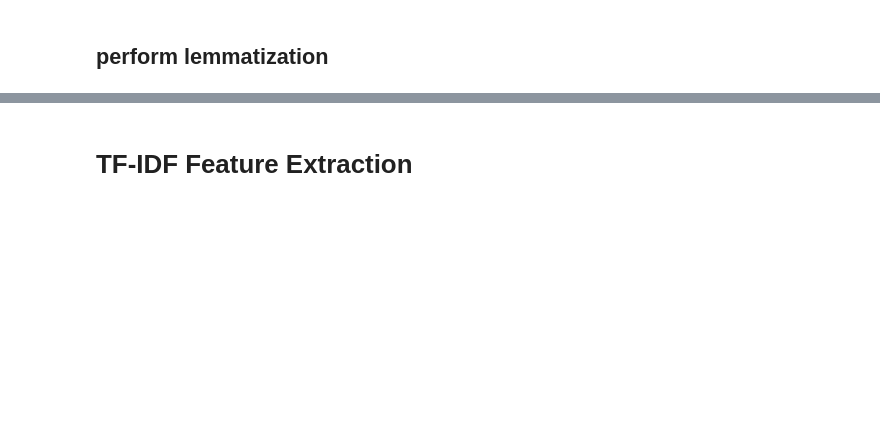
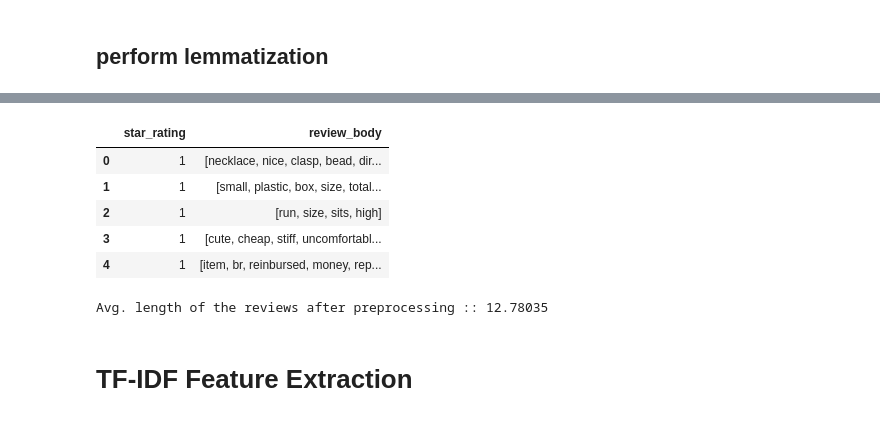
Before and after one commit to daveaditya/CSCI_544_NLP, a Jupyter notebook: assignment_01/HW1-CSCI544.ipynb, the cells around one changed output, grey strips where cells are left out. Drawn from its saved outputs; the diff is of its cells as text; code cells hidden in the pictures; blank space fills up the shorter version.

```diff
--- a/assignment_01/HW1-CSCI544.ipynb
+++ b/assignment_01/HW1-CSCI544.ipynb
@@ -316,0 +422,42 @@ from nltk.stem import WordNetLemmatizer
+# %%
+def perform_wordnet_lemmatization(data: pd.Series):
+  from nltk.corpus import wordnet
+  from nltk.stem import WordNetLemmatizer
+  nltk.download('omw-1.4')
+
+  def wordnet_pos_tagger(tag: str):
+    if tag.startswith('J'):
+      return wordnet.ADJ
+    elif tag.startswith('V'):
+      return wordnet.VERB
+    elif tag.startswith('N'):
+      return wordnet.NOUN
+    elif tag.startswith('R'):
+      return wordnet.ADV
+    else:
+      return None
+
+  lemmatizer = WordNetLemmatizer()
+  lemmatized = list()
+
+  for row in data:
+
+    lemmatized_row = list()
+
+    for word, tag in row:
+      wordnet_pos_tag = wordnet_pos_tagger(tag)
+
+      if wordnet_pos_tag is None:
+        lemmatized_row.append(word)
+      else:
+        result = lemmatizer.lemmatize(word, wordnet_pos_tag)
+        lemmatized_row.append(lemmatizer.lemmatize(word, wordnet_pos_tag))
+
+    lemmatized.append(lemmatized_row)
+
+  return lemmatized
+# %%
+lemmatized_data = removed_stopwords.copy()
+lemmatized_data['review_body'] = perform_wordnet_lemmatization(lemmatized_data['review_body'])
+lemmatized_data.head()
+# %% [output]
@@ -316,0 +466,6 @@ from nltk.stem import WordNetLemmatizer
+|  | star_rating | review_body |
+| 0 | 1 | [necklace, nice, clasp, bead, dir... |
+| 1 | 1 | [small, plastic, box, size, total... |
+| 2 | 1 | [run, size, sits, high] |
+| 3 | 1 | [cute, cheap, stiff, uncomfortabl... |
+| 4 | 1 | [item, br, reinbursed, money, rep... |
@@ -317,2 +479,7 @@ from nltk.stem import WordNetLemmatizer
+# %%
+avg_len_after_preprocessing = lemmatized_data['review_body'].str.len().mean()
+print(f"Avg. length of the reviews after preprocessing :: {avg_len_after_preprocessing}")
+# %% [output]
+Avg. length of the reviews after preprocessing :: 12.78035
 # %% [markdown]
 # TF-IDF Feature Extraction
```
Also changed, not shown: parts of 41 cells of this notebook.
